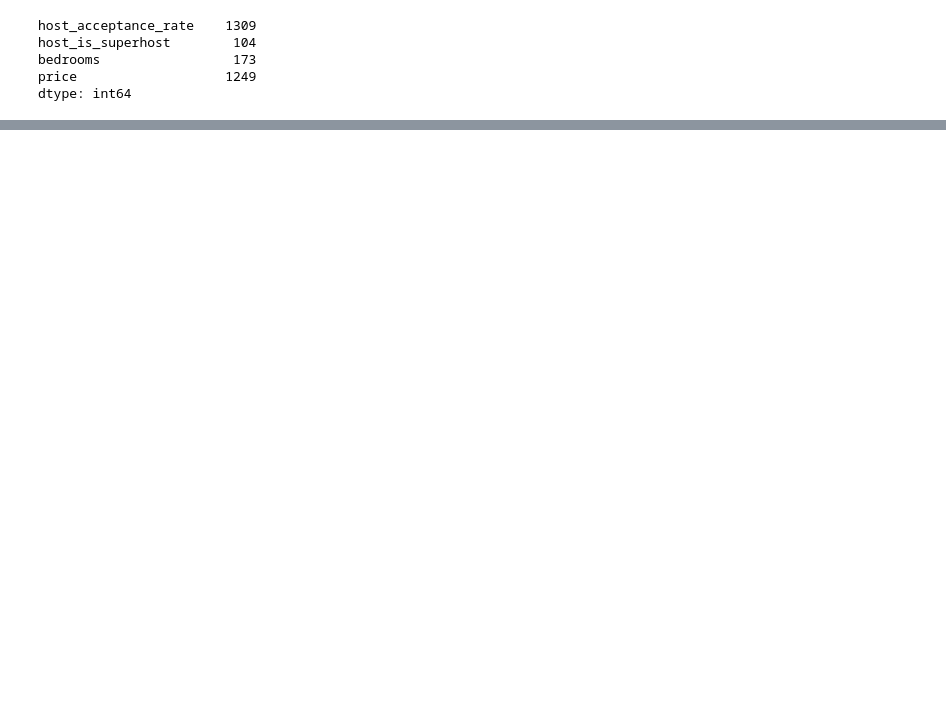
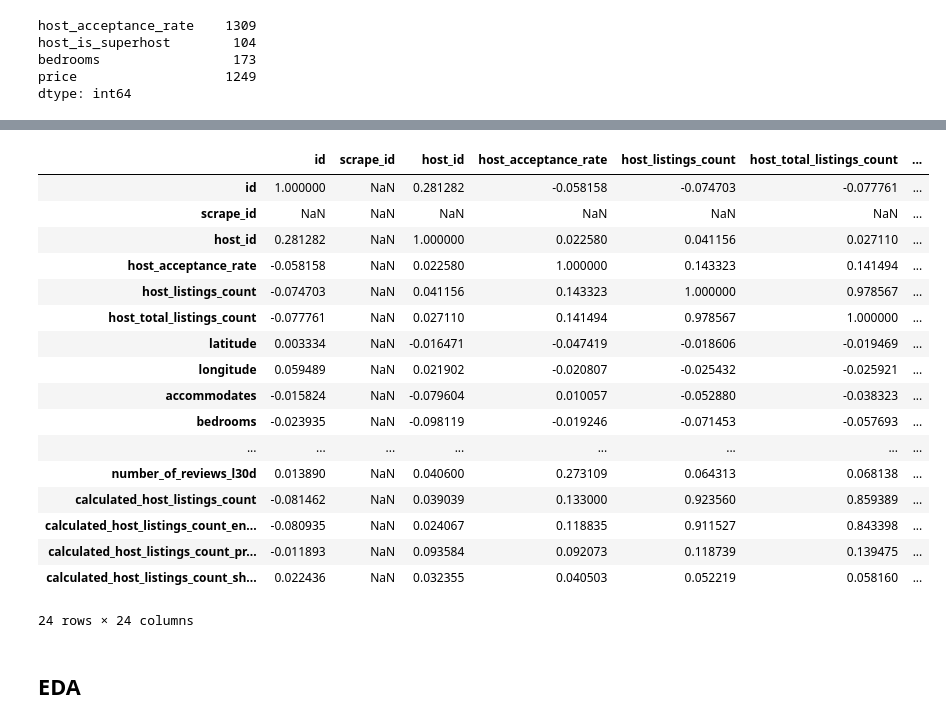
Before and after one commit to Bhdezm/Airbnb-Oslo, a Jupyter notebook: limpieza_oslo.ipynb, the cells around one changed output, grey strips where cells are left out. Saved outputs shown, nothing was run; the diff lists cells and outputs as text; code cells hidden in the pictures; blank space fills up the shorter version.

```diff
--- a/limpieza_oslo.ipynb
+++ b/limpieza_oslo.ipynb
@@ -223,0 +226,23 @@ Name: price, Length: 10099, dtype: object
+# %%
+gz_listings.select_dtypes(include=['number']).corr()
+# %% [output]
+|  | id | scrape_id | host_id | host_acceptance_rate | host_listings_count | host_total_listings_count | ... |
+| id | 1.000000 | NaN | 0.281282 | -0.058158 | -0.074703 | -0.077761 | ... |
+| scrape_id | NaN | NaN | NaN | NaN | NaN | NaN | ... |
+| host_id | 0.281282 | NaN | 1.000000 | 0.022580 | 0.041156 | 0.027110 | ... |
+| host_acceptance_rate | -0.058158 | NaN | 0.022580 | 1.000000 | 0.143323 | 0.141494 | ... |
+| host_listings_count | -0.074703 | NaN | 0.041156 | 0.143323 | 1.000000 | 0.978567 | ... |
+| host_total_listings_count | -0.077761 | NaN | 0.027110 | 0.141494 | 0.978567 | 1.000000 | ... |
+| latitude | 0.003334 | NaN | -0.016471 | -0.047419 | -0.018606 | -0.019469 | ... |
+| longitude | 0.059489 | NaN | 0.021902 | -0.020807 | -0.025432 | -0.025921 | ... |
+| accommodates | -0.015824 | NaN | -0.079604 | 0.010057 | -0.052880 | -0.038323 | ... |
+| bedrooms | -0.023935 | NaN | -0.098119 | -0.019246 | -0.071453 | -0.057693 | ... |
+| ... | ... | ... | ... | ... | ... | ... | ... |
+| number_of_reviews_l30d | 0.013890 | NaN | 0.040600 | 0.273109 | 0.064313 | 0.068138 | ... |
+| calculated_host_listings_count | -0.081462 | NaN | 0.039039 | 0.133000 | 0.923560 | 0.859389 | ... |
+| calculated_host_listings_count_en... | -0.080935 | NaN | 0.024067 | 0.118835 | 0.911527 | 0.843398 | ... |
+| calculated_host_listings_count_pr... | -0.011893 | NaN | 0.093584 | 0.092073 | 0.118739 | 0.139475 | ... |
+| calculated_host_listings_count_sh... | 0.022436 | NaN | 0.032355 | 0.040503 | 0.052219 | 0.058160 | ... |
+24 rows × 24 columns
+# %% [markdown]
+## EDA
```
Also changed, not shown: parts of 14 cells of this notebook, 1 other file.
